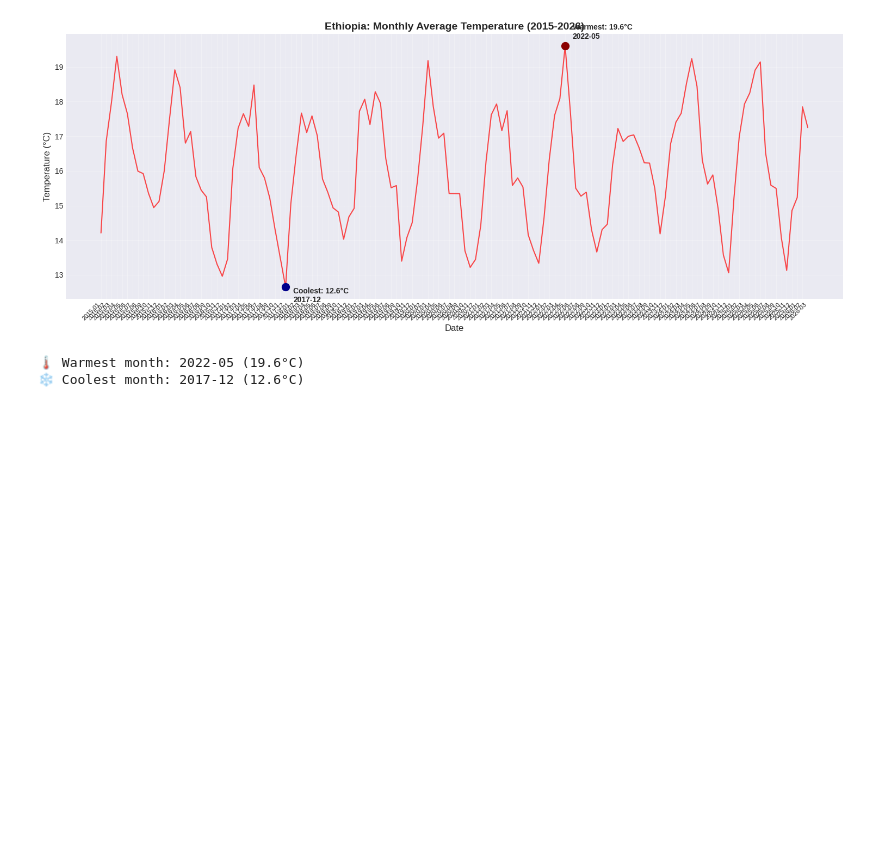
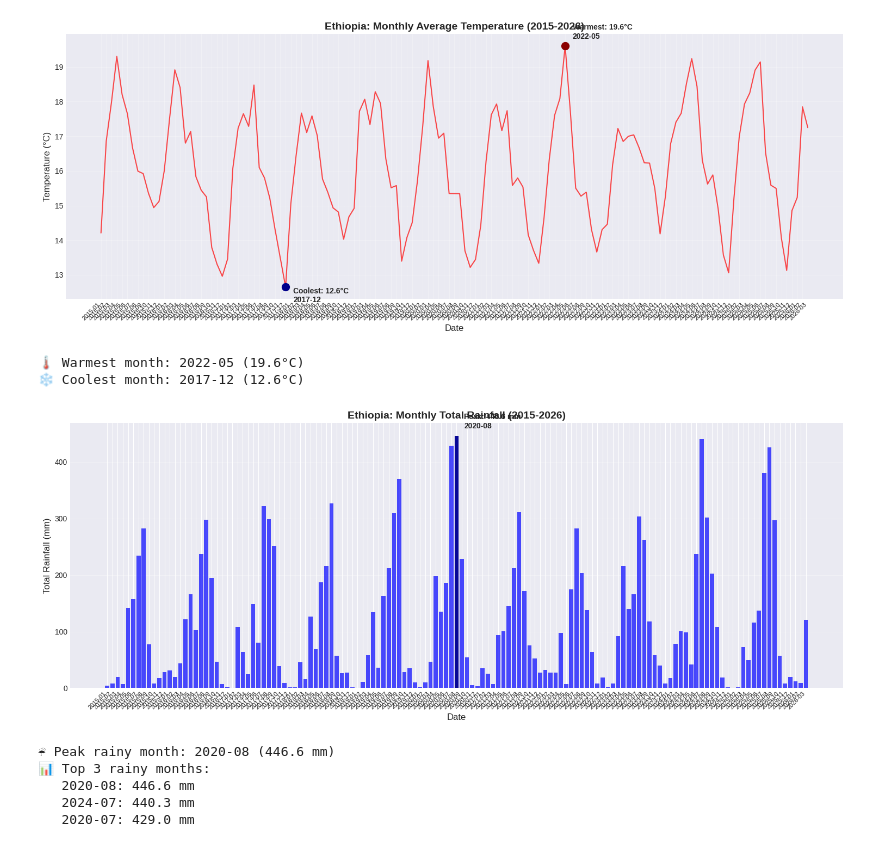
Before and after one commit to Sumeyahassen/climate-challenge-week0, a Jupyter notebook: notebooks/ethiopia_eda.ipynb, the cells around one changed output. Drawn from its saved outputs; the diff is of its cells as text; code cells hidden in the pictures; blank space fills up the shorter version.

Commit message:
average rain fall dsterbution in ethiopia chart description

```diff
--- a/notebooks/ethiopia_eda.ipynb
+++ b/notebooks/ethiopia_eda.ipynb
@@ -530,3 +530,45 @@ print(f"❄️ Coolest month: {coolest_date} ({coolest_temp:.1f}°C)")
 [figure]
 🌡️ Warmest month: 2022-05 (19.6°C)
 ❄️ Coolest month: 2017-12 (12.6°C)
+# %%
+# Create monthly total rainfall
+monthly_rain = df.groupby(df['DATE'].dt.to_period('M'))['PRECTOTCORR'].sum()
+monthly_rain.index = monthly_rain.index.astype(str)
+
+# Find peak rainy season
+peak_date = monthly_rain.idxmax()
+peak_rain = monthly_rain.max()
+
+# Find top 3 rainy months
+top_3_months = monthly_rain.nlargest(3)
+
+plt.figure(figsize=(15, 6))
+plt.bar(monthly_rain.index, monthly_rain.values, color='blue', alpha=0.7, width=0.8) # type: ignore
+
+# Annotate peak
+peak_idx = monthly_rain.index.tolist().index(peak_date)
+plt.bar(peak_idx, peak_rain, color='darkblue', alpha=0.9, width=0.8)
+plt.annotate(f'Peak: {peak_rain:.1f} mm\n{peak_date}',
+             xy=(peak_idx, peak_rain),
+             xytext=(10, 10), textcoords='offset points', fontsize=10, fontweight='bold')
+
+# Formatting
+plt.title('Ethiopia: Monthly Total Rainfall (2015-2026)', fontsize=14, fontweight='bold')
+plt.xlabel('Date', fontsize=12)
+plt.ylabel('Total Rainfall (mm)', fontsize=12)
+plt.xticks(rotation=45, ha='right', fontsize=8)
+plt.grid(True, alpha=0.3, axis='y')
+plt.tight_layout()
+plt.show()
+
+print(f"☔ Peak rainy month: {peak_date} ({peak_rain:.1f} mm)")
+print(f"📊 Top 3 rainy months:")
+for month, rain in top_3_months.items():
+    print(f"   {month}: {rain:.1f} mm")
+# %% [output]
+[figure, added]
+☔ Peak rainy month: 2020-08 (446.6 mm)
+📊 Top 3 rainy months:
+   2020-08: 446.6 mm
+   2024-07: 440.3 mm
+   2020-07: 429.0 mm
```
